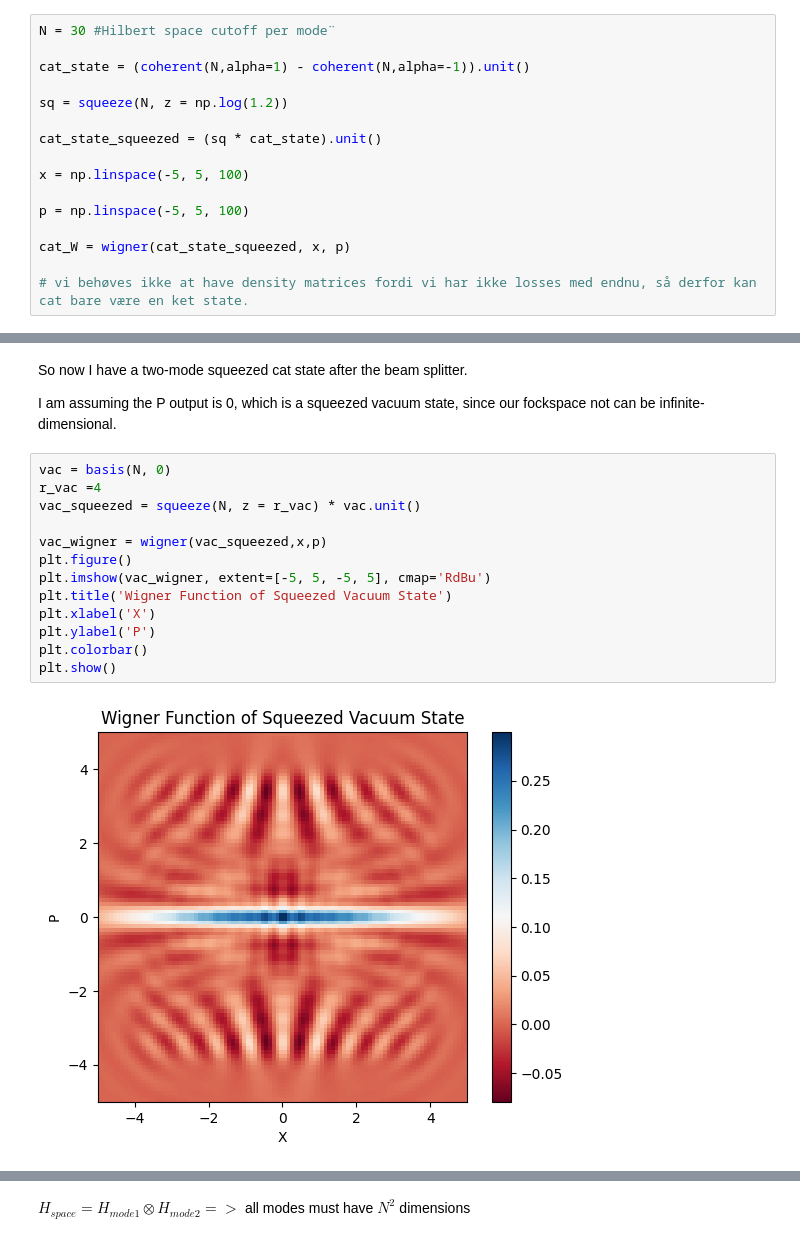
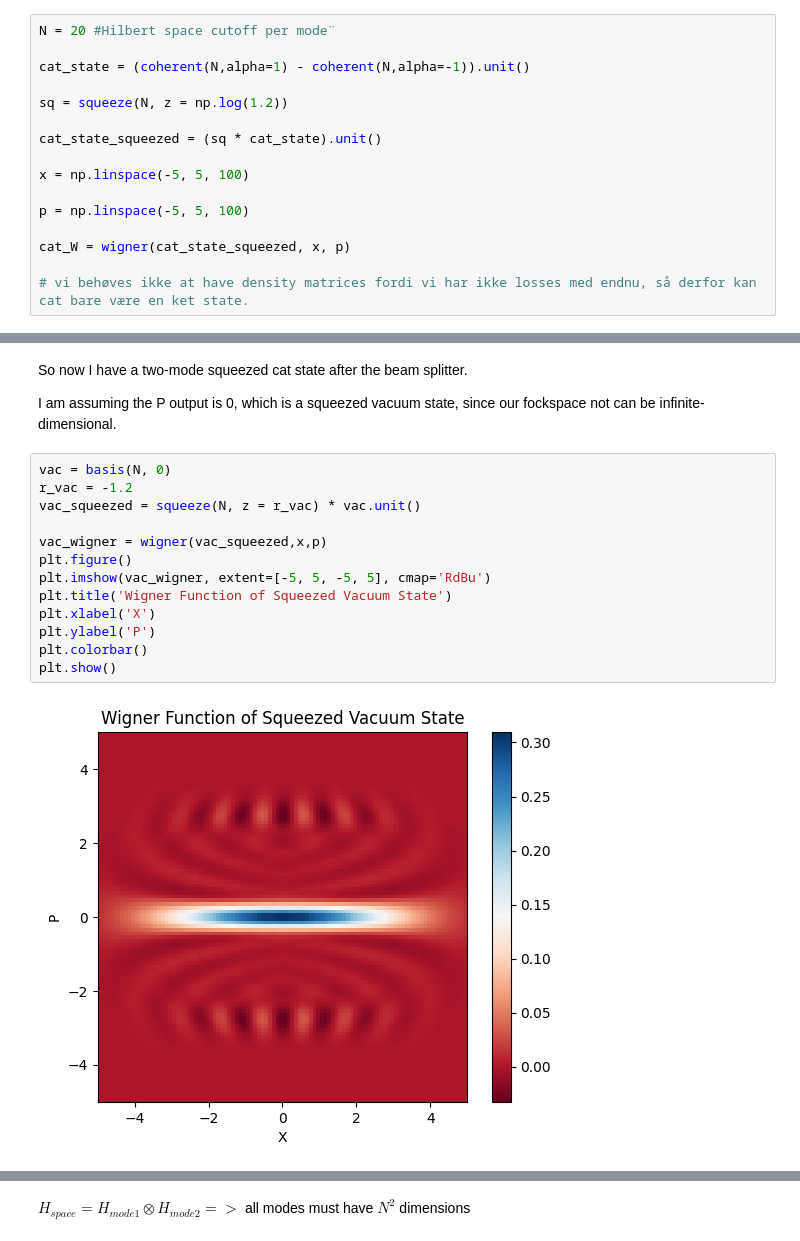
Before and after one commit to lhdarboe/Quantum-Information-Science-Project, a Jupyter notebook: SCS_livia-kopi 2.ipynb, the cells around one changed output, grey strips where cells are left out. Saved outputs shown, nothing was run; the diff lists cells and outputs as text.

```diff
--- a/SCS_livia-kopi 2.ipynb
+++ b/SCS_livia-kopi 2.ipynb
@@ -8,7 +8,7 @@ from scipy.integrate import trapezoid
 from qutip import wigner
 from tqdm.auto import tqdm
 # %%
-N = 30 #Hilbert space cutoff per mode¨
+N = 20 #Hilbert space cutoff per mode¨
 
 cat_state = (coherent(N,alpha=1) - coherent(N,alpha=-1)).unit()
 
@@ -71,19 +70,19 @@ So now I have a two-mode squeezed cat state after the beam splitter.
 I am assuming the P output is 0, which is a squeezed vacuum state, since our fockspace not can be infinite-dimensional.
 # %%
 vac = basis(N, 0)
-r_vac =4
+r_vac = -1.2
 vac_squeezed = squeeze(N, z = r_vac) * vac.unit()
 
 vac_wigner = wigner(vac_squeezed,x,p)
 plt.figure()
 plt.imshow(vac_wigner, extent=[-5, 5, -5, 5], cmap='RdBu')
 plt.title('Wigner Function of Squeezed Vacuum State')
 plt.xlabel('X')
 plt.ylabel('P')
 plt.colorbar()
 plt.show()
 # %% [output]
-[figure, old version]
+[figure, new version]
 # %%
 n = np.arange(N)  # Fock numbers
 probs = np.abs(vac_squeezed.full())**2  # |<n|psi>|^2
```
Also changed, not shown: parts of 16 cells of this notebook.
